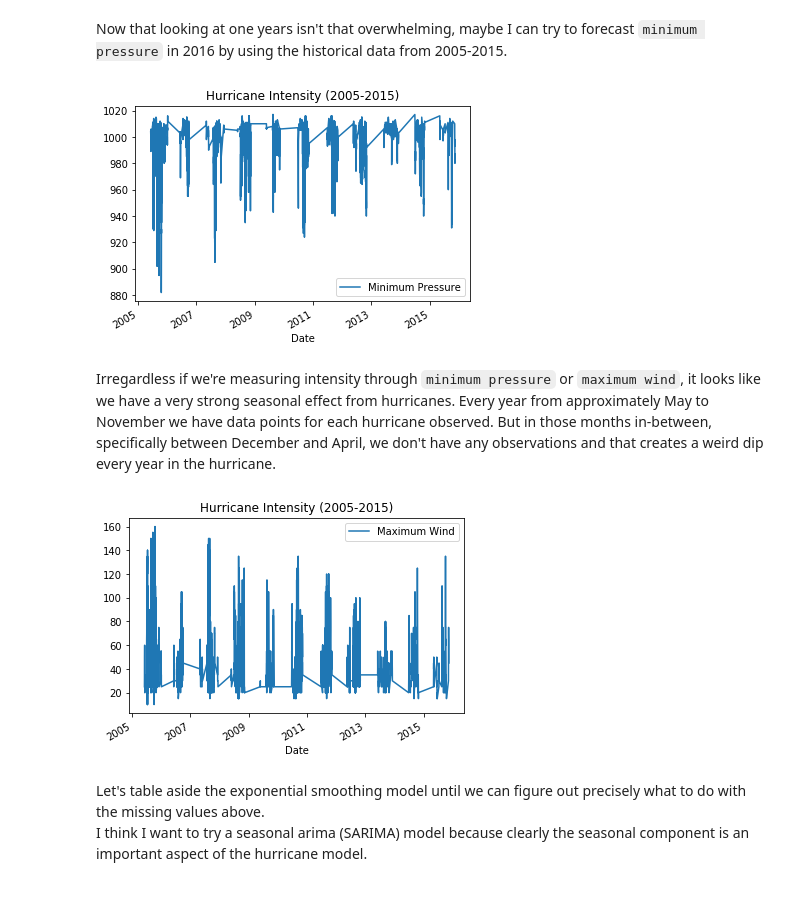
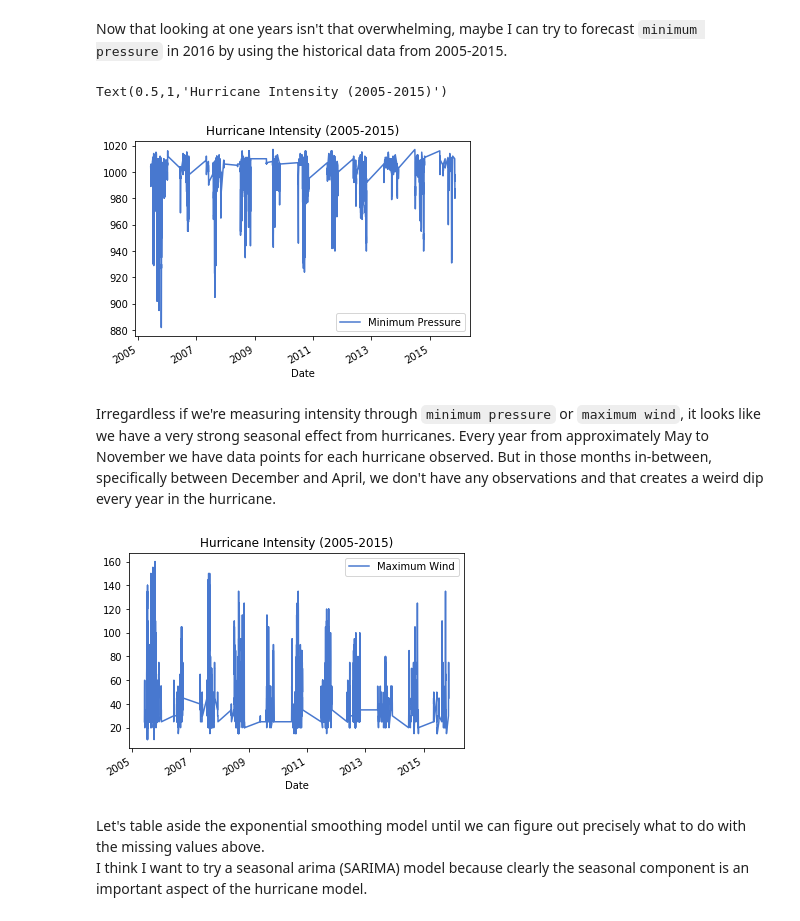
Before and after one commit to saad-usmani/hurricane_gary, a Jupyter notebook: hurricane_simple_model.ipynb, the cells around one changed output. Saved outputs shown, nothing was run; the diff lists cells and outputs as text; code cells hidden in the pictures.

```diff
--- a/hurricane_simple_model.ipynb
+++ b/hurricane_simple_model.ipynb
@@ -96,12 +96,15 @@ plt.show()
 # %% [markdown]
 Now that looking at one years isn't that overwhelming, maybe I can try to forecast `minimum pressure` in 2016 by using the historical data from 2005-2015.
 # %%
+plt.style.use('seaborn-muted')
 df[df.Date.dt.year.between(2005, 2015)].plot.line(x = 'Date',
              y = 'Minimum Pressure')
 plt.title("Hurricane Intensity (2005-2015)")
-plt.show()
+# plt.show()
+# plt.savefig('img/maxwind_2005-2015.png')
 # %% [output]
+Text(0.5,1,'Hurricane Intensity (2005-2015)')
-[figure, old version]
+[figure, new version]
 # %% [markdown]
 Irregardless if we're measuring intensity through `minimum pressure` or `maximum wind`, it looks like we have a very strong seasonal effect from hurricanes. Every year from approximately May to November we have data points for each hurricane observed. But in those months in-between, specifically between December and April, we don't have any observations and that creates a weird dip every year in the hurricane.
 # %%
@@ -111,7 +114,7 @@ plt.title("Hurricane Intensity (2005-2015)")
 plt.show()
 # plt.savefig('img/maxwind_2005-2015.png')
 # %% [output]
-[figure, old version]
+[figure, new version]
 # %% [markdown]
 Let's table aside the exponential smoothing model until we can figure out precisely what to do with the missing values above.
 I think I want to try a seasonal arima (SARIMA) model because clearly the seasonal component is an important aspect of the hurricane model.
```
Also changed, not shown: parts of 13 cells of this notebook, 6 other files.
